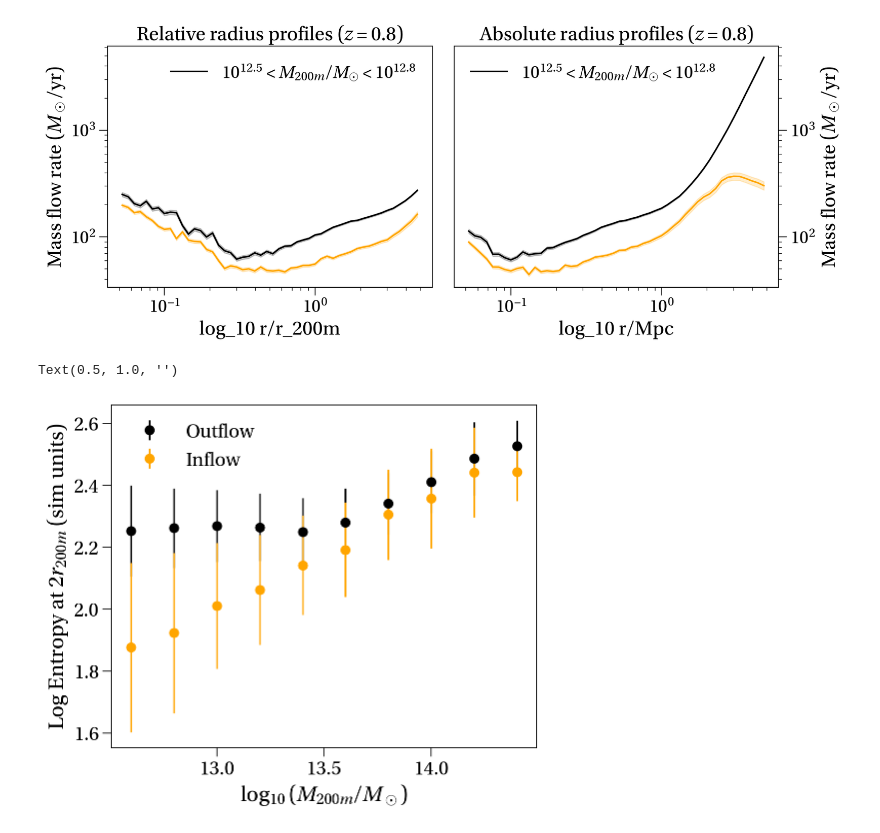
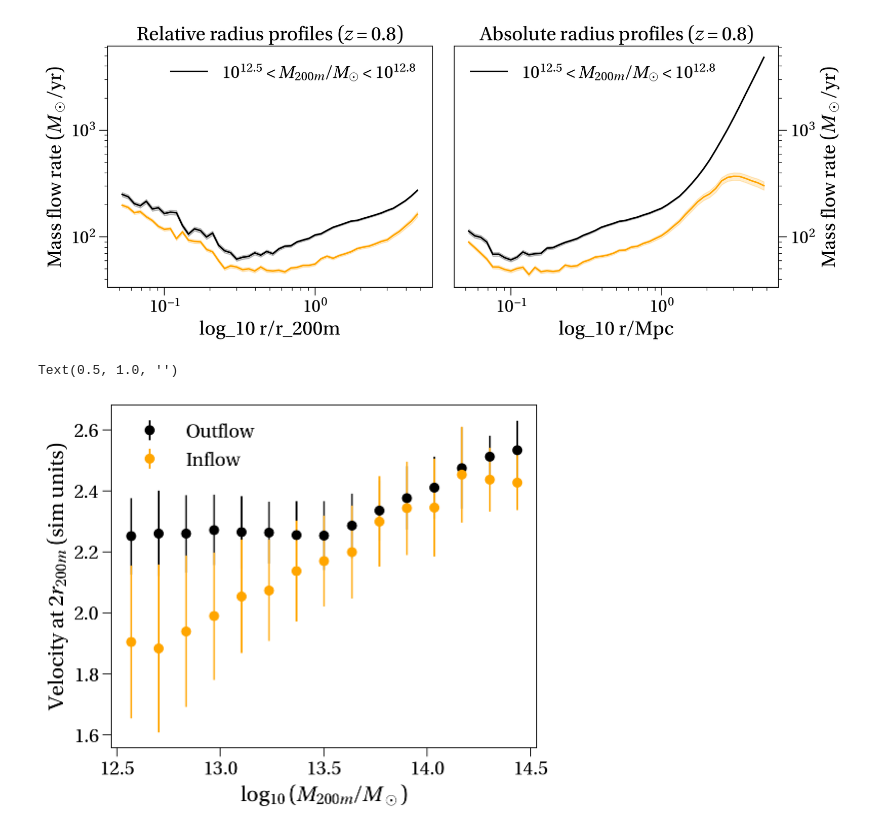
Before and after one commit to apontzen/flamingo_tangos_properties, a Jupyter notebook: why-gas-fractions-rise-again.ipynb, the cells around one changed output. Cells and saved outputs as stored; diff of their text form; code cells hidden in the pictures.

```diff
--- a/why-gas-fractions-rise-again.ipynb
+++ b/why-gas-fractions-rise-again.ipynb
@@ -134,16 +134,16 @@ Plotting mdot_inflow profiles for L0200N0360_HYDRO_FIDUCIAL/%2.hdf5
 [figure]
 # %%
 fa.make_binned_by_mass_plot('log10(at(0.301, gas_vr_outflow_r200m_relative))',
-                            plot_kwargs={'color': 'black'})
+                            plot_kwargs={'color': 'black'}, ts_name=f"%FIDUCIAL%/%8.hdf5")
 fa.make_binned_by_mass_plot('log10(0.0-at(0.301, gas_vr_inflow_r200m_relative))',
-                            plot_kwargs={'color': 'orange'})
+                            plot_kwargs={'color': 'orange'}, ts_name=f"%FIDUCIAL%/%8.hdf5")
 p.xlabel(r"$\log_{10}(M_{200m}/M_\odot)$")
-p.ylabel(r"Log Entropy at 2$r_{200m}$ (sim units)")
+p.ylabel(r"Velocity at 2$r_{200m}$ (sim units)")
 p.legend(['Outflow', 'Inflow'])
 p.title("")
 # %% [output]
 Text(0.5, 1.0, '')
-[figure, old version]
+[figure, new version]
 # %%
 def make_outflow_inflow_cs_plot(range_override):
     p.figure(figsize=(12,5))
```
Also changed, not shown: parts of 4 cells of this notebook, 2 other files.
